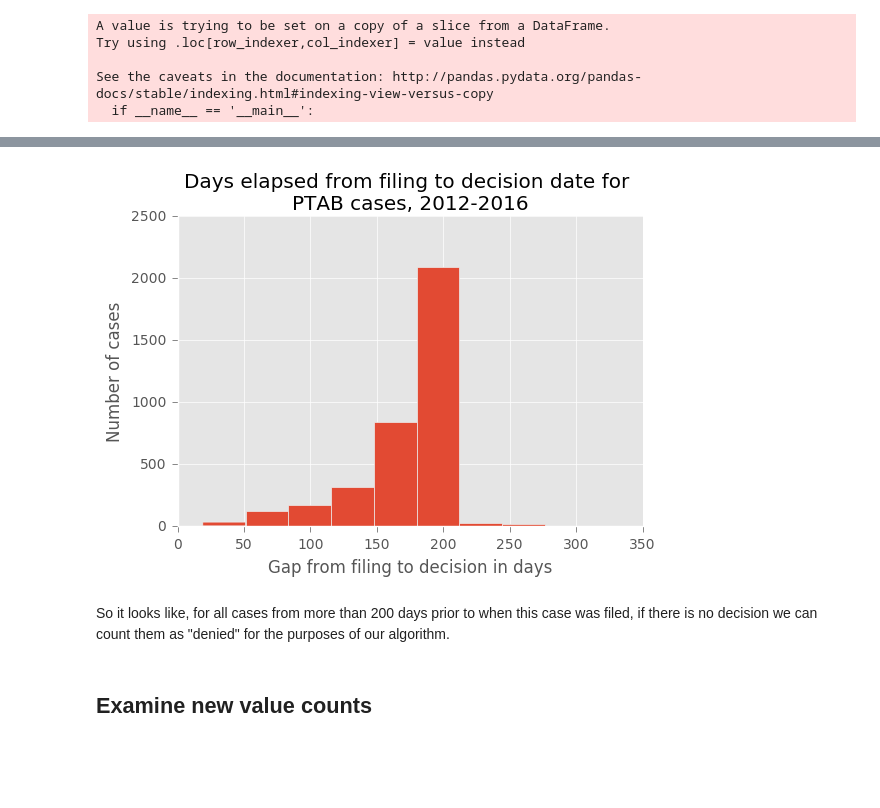
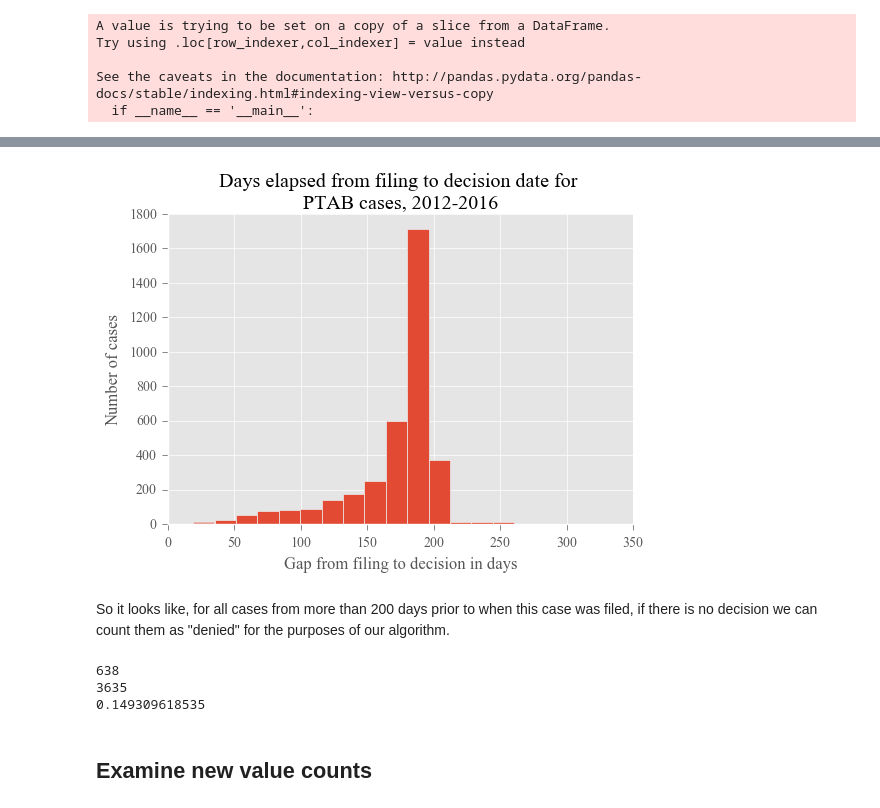
Before and after one commit to davidjwiner/cal-patent-lab, a Jupyter notebook: lib/notebooks/predicting_patent_challenge/PTAB_process_entry.ipynb, the cells around one changed output, grey strips where cells are left out. Saved outputs shown, nothing was run; the diff lists cells and outputs as text; code cells hidden in the pictures; blank space fills up the shorter version.

```diff
--- a/lib/notebooks/predicting_patent_challenge/PTAB_process_entry.ipynb
+++ b/lib/notebooks/predicting_patent_challenge/PTAB_process_entry.ipynb
@@ -25,6 +25,9 @@ import matplotlib
 import csv
 
 plt.style.use('ggplot')
+from matplotlib import rcParams
+rcParams['font.family'] = 'sans-serif'
+rcParams['font.serif'] = ['Times New Roman']
 
 %matplotlib inline
 pd.set_option('display.max_colwidth', -1)
@@ -254,9 +276,10 @@ See the caveats in the documentation: http://pandas.pydata.org/pandas-docs/stabl
 # %%
 gap_in_days = df.filing_to_decision[df.filing_to_decision.notnull()] / np.timedelta64(1, 'D')
 ax = plt.subplot(111)
-gap_in_days.hist()
+gap_in_days.hist(bins=20)
 simpleaxis(ax)
 plt.title('Days elapsed from filing to decision date for \nPTAB cases, 2012-2016')
 plt.xlabel('Gap from filing to decision in days')
 plt.ylabel('Number of cases')
+print("Average number of days elapsed is {0}".format(gap_in_days.mean()))
 # %% [output]
@@ -264,4 +287,4 @@ plt.ylabel('Number of cases')
-[figure, old version]
+[figure, new version]
 # %% [markdown]
 So it looks like, for all cases from more than 200 days prior to when this case was filed, if there is no decision we can count them as "denied" for the purposes of our algorithm.
 # %%
@@ -275,0 +301,9 @@ df.denied[df.denied == -1] = 1
+# %%
+print(n_in_progress_period)
+print(n_out_of_progress_period)
+
+print(float(n_in_progress_period/4273.0))
+# %% [output]
+638
+3635
+0.149309618535
```
Also changed, not shown: parts of 35 cells of this notebook, 6 other files.
